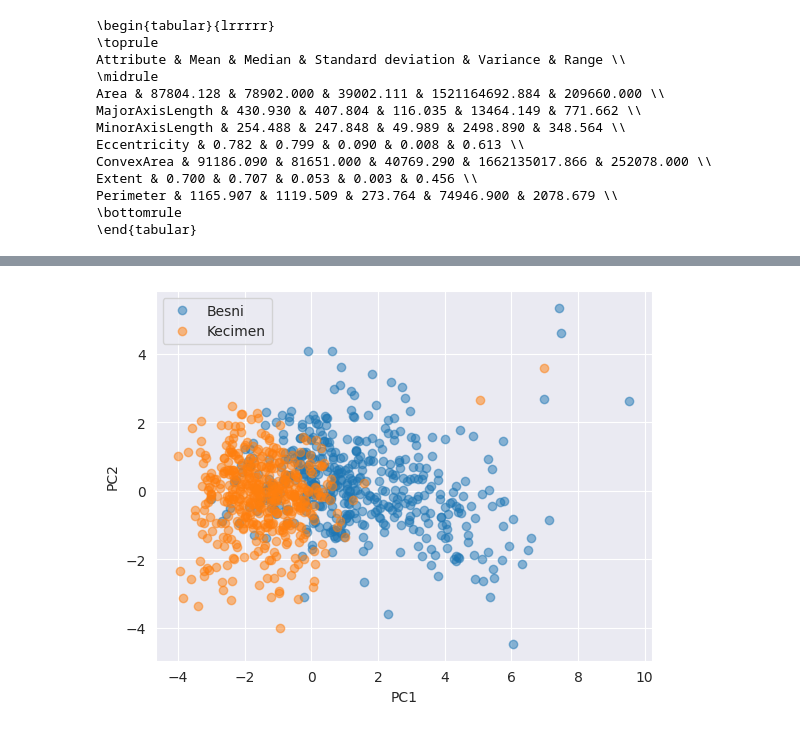
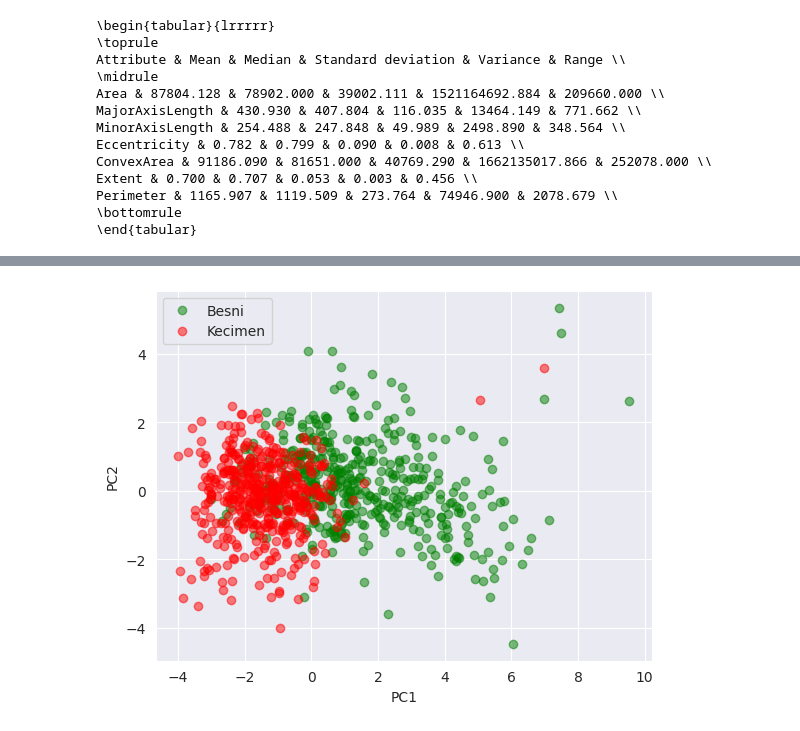
Before and after one commit to rudfor/goku, a Jupyter notebook: goku.ipynb, the cells around one changed output, grey strips where cells are left out. Saved outputs shown, nothing was run; the diff lists cells and outputs as text; code cells hidden in the pictures.

```diff
--- a/goku.ipynb
+++ b/goku.ipynb
@@ -124,7 +125,11 @@ for i in range(9):
         for c in range(C):
             # select indices belonging to class c:
             class_mask = y == c
-            sns.histplot(X[class_mask, i], kde=True, color=sns.color_palette("tab10")[c], label=classNames[c], bins=30, edgecolor='none', ax=ax)
+            if c == 0:
+                color = 'green'
+            else:
+                color = 'red'
+            sns.histplot(X[class_mask, i], kde=True, color=color, label=classNames[c], bins=30, edgecolor='none', ax=ax)
             ax.legend()
             ax.set_xlabel(attributeNames[i])
             ax.set_ylabel("Frequency")
@@ -161,18 +166,22 @@ plt.savefig('output/pca_explained.png', dpi=300)
 # %%
 # Project the centered data onto principal component space
 Z = Y @ V.T
 # Indices of the principal components to be plotted
 i = 0
 j = 1
 # Plot PCA of the data
 f = plt.figure()
 for c in range(C):
     # select indices belonging to class c:
     class_mask = y == c
-    plt.plot(Z[class_mask, i], Z[class_mask, j], "o", alpha=0.5)
+    if c == 0:
+        color = 'green'
+    else:
+        color = 'red'
+    plt.plot(Z[class_mask, i], Z[class_mask, j], "o", alpha=0.5, color=color)
 plt.legend(classNames)
 plt.xlabel("PC{0}".format(i + 1))
 plt.ylabel("PC{0}".format(j + 1))
 plt.savefig('output/pca.png', dpi=300)
 # %% [output]
-[figure, old version]
+[figure, new version]
```
Also changed, not shown: parts of 7 cells of this notebook, 4 other files.
